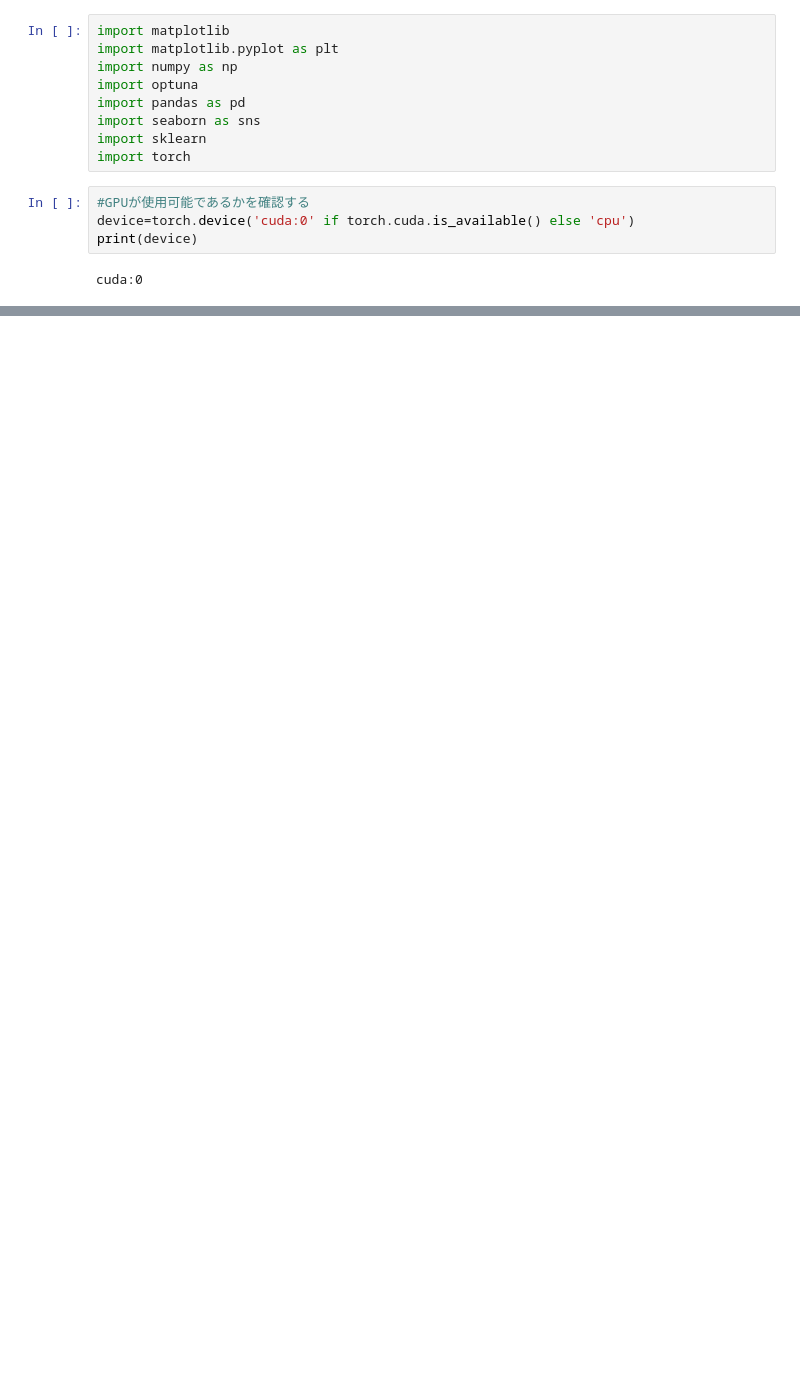
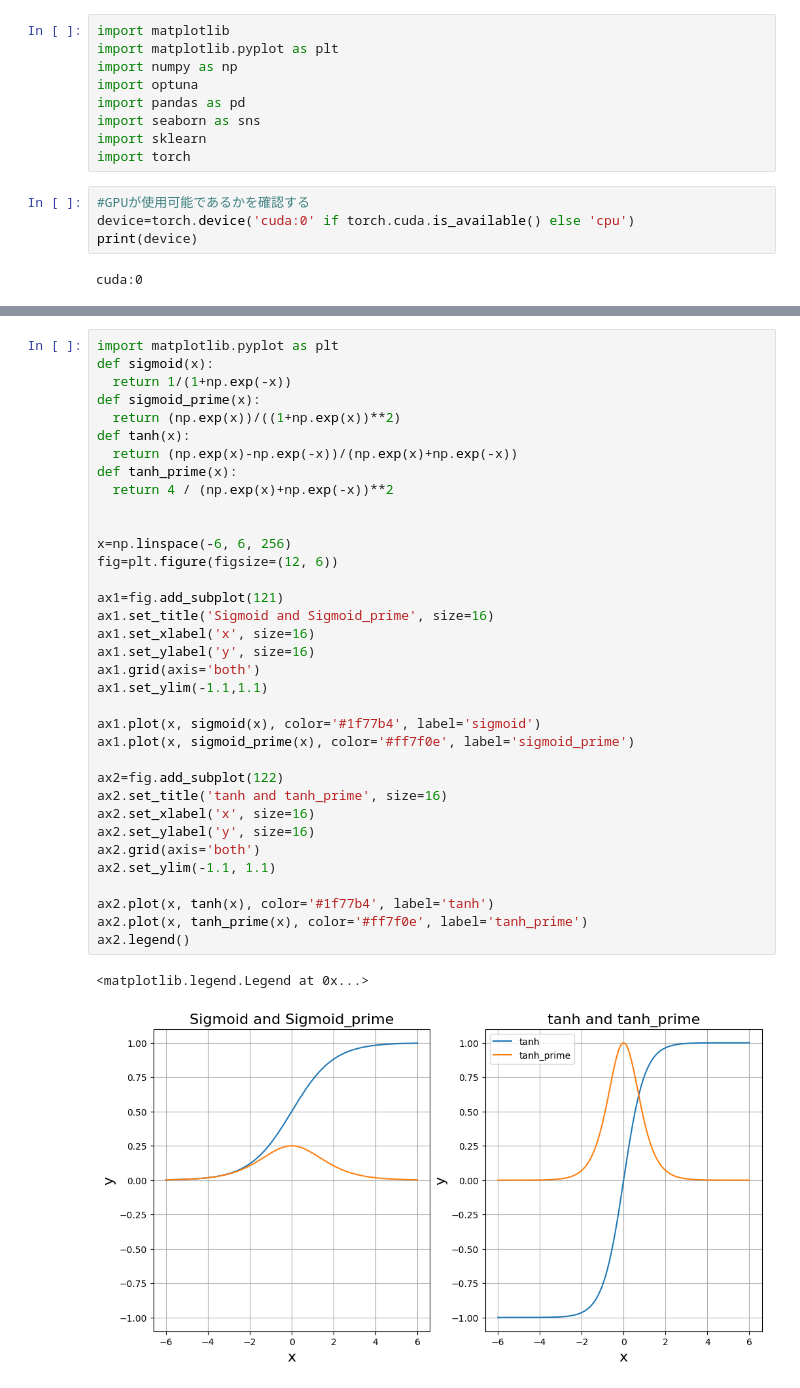
Before and after one commit to yoshimethod/bioinformatics, a Jupyter notebook: bioinformatics_pr3.ipynb, the cells around one changed output, grey strips where cells are left out. Saved outputs shown, nothing was run; the diff lists cells and outputs as text; blank space fills up the shorter version.

```diff
--- a/bioinformatics_pr3.ipynb
+++ b/bioinformatics_pr3.ipynb
@@ -38,0 +183,38 @@ cuda:0
+# %%
+import matplotlib.pyplot as plt
+def sigmoid(x):
+  return 1/(1+np.exp(-x))
+def sigmoid_prime(x):
+  return (np.exp(x))/((1+np.exp(x))**2)
+def tanh(x):
+  return (np.exp(x)-np.exp(-x))/(np.exp(x)+np.exp(-x))
+def tanh_prime(x):
+  return 4 / (np.exp(x)+np.exp(-x))**2
+
+
+x=np.linspace(-6, 6, 256)
+fig=plt.figure(figsize=(12, 6))
+
+ax1=fig.add_subplot(121)
+ax1.set_title('Sigmoid and Sigmoid_prime', size=16)
+ax1.set_xlabel('x', size=16)
+ax1.set_ylabel('y', size=16)
+ax1.grid(axis='both')
+ax1.set_ylim(-1.1,1.1)
+
+ax1.plot(x, sigmoid(x), color='#1f77b4', label='sigmoid')
+ax1.plot(x, sigmoid_prime(x), color='#ff7f0e', label='sigmoid_prime')
+
+ax2=fig.add_subplot(122)
+ax2.set_title('tanh and tanh_prime', size=16)
+ax2.set_xlabel('x', size=16)
+ax2.set_ylabel('y', size=16)
+ax2.grid(axis='both')
+ax2.set_ylim(-1.1, 1.1)
+
+ax2.plot(x, tanh(x), color='#1f77b4', label='tanh')
+ax2.plot(x, tanh_prime(x), color='#ff7f0e', label='tanh_prime')
+ax2.legend()
+# %% [output]
+<matplotlib.legend.Legend at 0x...>
+[figure, added]
```
Also changed, not shown: parts of 20 cells of this notebook.
